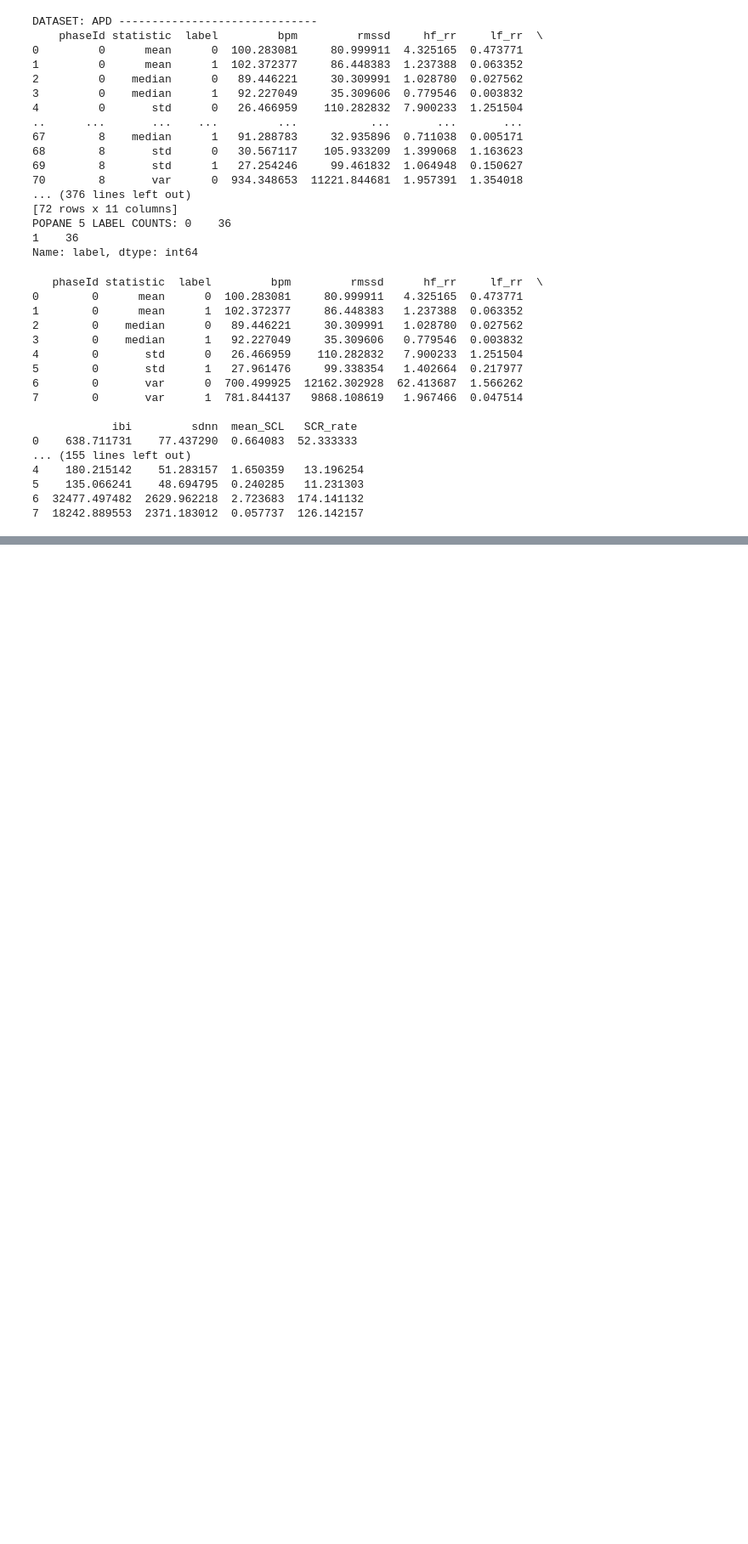
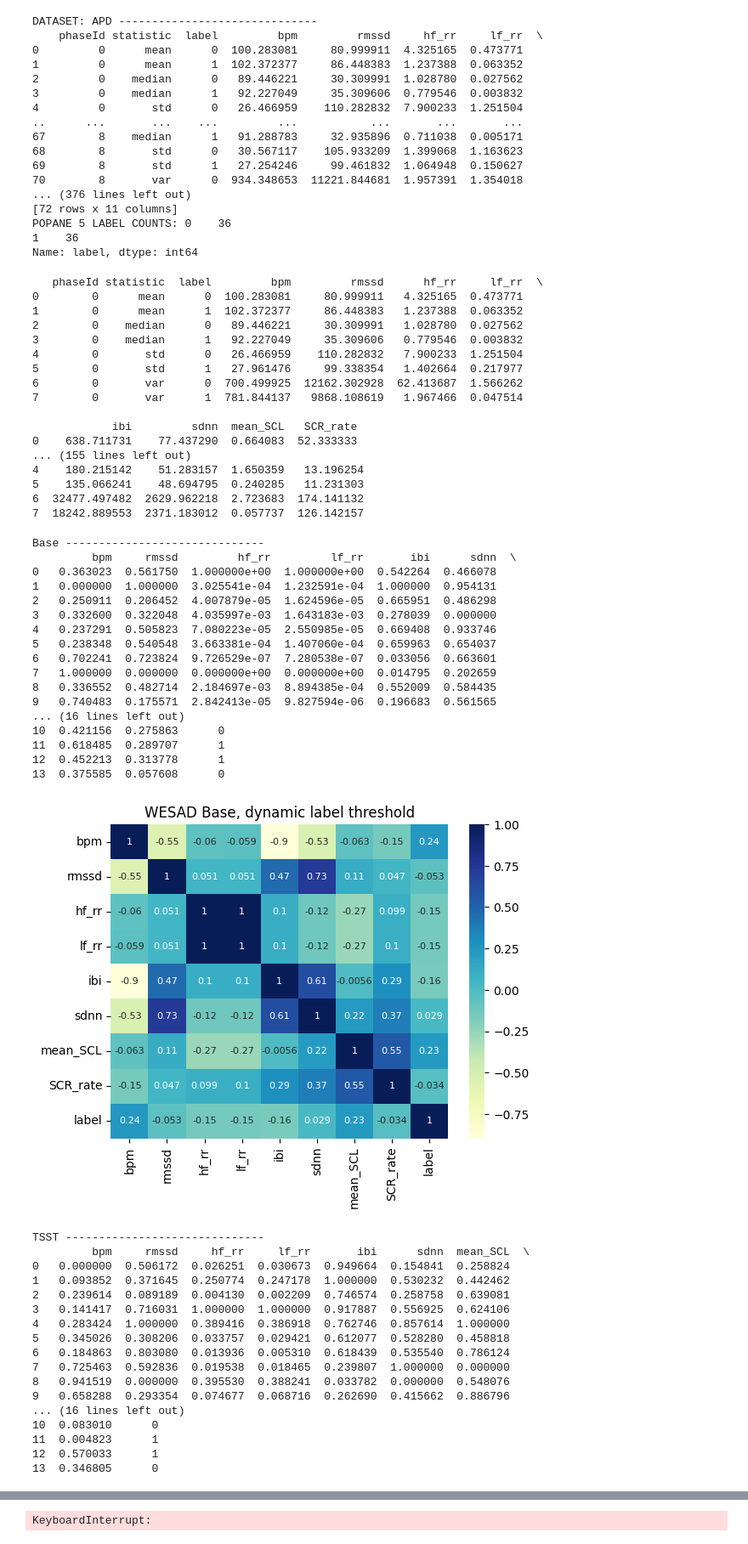
Before and after one commit to emilyxzhou/anxiety, a Jupyter notebook: notebooks/statistical_analysis/statistical_analysis.ipynb, the cells around one changed output, grey strips where cells are left out. Shown at 85% size. Drawn from its saved outputs; the diff is of its cells as text; code cells hidden in the pictures; blank space fills up the shorter version.

```diff
--- a/notebooks/statistical_analysis/statistical_analysis.ipynb
+++ b/notebooks/statistical_analysis/statistical_analysis.ipynb
@@ -423,53 +423,89 @@ importlib.reload(dt)
 importlib.reload(train)
 import seaborn as sb
 
-threshold = "fixed"
+threshold = "dynamic"
 
 
-phases = dr_a.Phases.PHASES_LIST
-apd_label_type = "Anxiety"
+# phases = dr_a.Phases.PHASES_LIST
+# apd_label_type = "Anxiety"
+
+# for i, phase in enumerate(phases):
+#     print(f"{phase} " + "-"*30)
+#     x, y = train.Train_APD.get_apd_data_ranking(metrics, [phase], verbose=False, anxiety_label_type=apd_label_type, threshold=threshold)
+#     x = pd.concat([x, y], axis=1)
+#     heat_map = sb.heatmap(x.loc[:, metrics + ["label"]].corr(), cmap="YlGnBu", annot=True, annot_kws={"fontsize":8})
+#     plt.title(f"APD {phase}, {threshold} label threshold")
+#     plt.show()
+
+
+phases = dr_w.Phases.PHASE_ORDER
+wesad_label_type = "stai"
 
 for i, phase in enumerate(phases):
     print(f"{phase} " + "-"*30)
-    x, y = train.Train_APD.get_apd_data_ranking(metrics, [phase], verbose=False, anxiety_label_type=apd_label_type, threshold=threshold)
+    x, y = train.Train_WESAD.get_wesad_data(metrics, [phase], verbose=False, label_type=wesad_label_type, normalize=True, threshold=threshold)
     x = pd.concat([x, y], axis=1)
     heat_map = sb.heatmap(x.loc[:, metrics + ["label"]].corr(), cmap="YlGnBu", annot=True, annot_kws={"fontsize":8})
-    plt.title(f"APD {phase}, {threshold} label threshold")
+    plt.title(f"WESAD {phase}, {threshold} label threshold")
     plt.show()
-
-
-# phases = dr_w.Phases.PHASE_ORDER
-# wesad_label_type = "stai"
-
-# for i, phase in enumerate(phases):
-#     print(f"{phase} " + "-"*30)
-#     x, y = train.Train_WESAD.get_wesad_data(metrics, [phase], verbose=False, label_type=wesad_label_type, normalize=True, threshold=threshold)
-#     x = pd.concat([x, y], axis=1)
-#     heat_map = sb.heatmap(x.loc[:, metrics + ["label"]].corr(), cmap="YlGnBu", annot=True, annot_kws={"fontsize":8})
-#     plt.title(f"WESAD {phase}, {threshold} label threshold")
-#     plt.show()
 
 # popane_studies = {
 #     "Study1": dr_p.Study1.ALL,
 #     "Study2": dr_p.Study2.ALL,
 #     "Study3": dr_p.Study3.ALL,
-#     "Study4": dr_p.Study4.ALL,
+#     # "Study4": dr_p.Study4.ALL,
 #     "Study5": dr_p.Study5.ALL,
-#     "Study6": dr_p.Study6.ALL,
-#     "Study7": dr_p.Study7.ALL
+#     # "Study6": dr_p.Study6.ALL,
+#     # "Study7": dr_p.Study7.ALL
 # }
 # popane_label_type = "affect"
 
 # for study in popane_studies.keys():
 #     phases = popane_studies[study]
 #     for i, phase in enumerate(phases):
 #         print(f"{phase} " + "-"*30)
 #         try:
 #             x, y = train.Train_POPANE.get_popane_data(study, metrics, [phase], verbose=False, label_type=popane_label_type, threshold=threshold)
 #         except Exception as e:
 #             print(f"Unable to load data for {study} {phase}")
 #             continue
 #         x = pd.concat([x, y], axis=1)
 #         heat_map = sb.heatmap(x.loc[:, metrics + ["label"]].corr(), cmap="YlGnBu", annot=True, annot_kws={"fontsize":8})
 #         plt.title(f"POPANE {study}, {phase}, {threshold} label threshold")
 #         plt.show()
+# %% [output]
+Base ------------------------------
+         bpm     rmssd         hf_rr         lf_rr       ibi      sdnn  \
+0   0.363023  0.561750  1.000000e+00  1.000000e+00  0.542264  0.466078
+1   0.000000  1.000000  3.025541e-04  1.232591e-04  1.000000  0.954131
+2   0.250911  0.206452  4.007879e-05  1.624596e-05  0.665951  0.486298
+3   0.332600  0.322048  4.035997e-03  1.643183e-03  0.278039  0.000000
+4   0.237291  0.505823  7.080223e-05  2.550985e-05  0.669408  0.933746
+5   0.238348  0.540548  3.663381e-04  1.407060e-04  0.659963  0.654037
+6   0.702241  0.723824  9.726529e-07  7.280538e-07  0.033056  0.663601
+7   1.000000  0.000000  0.000000e+00  0.000000e+00  0.014795  0.202659
+8   0.336552  0.482714  2.184697e-03  8.894385e-04  0.552009  0.584435
+9   0.740483  0.175571  2.842413e-05  9.827594e-06  0.196683  0.561565
+... (16 lines left out)
+10  0.421156  0.275863      0
+11  0.618485  0.289707      1
+12  0.452213  0.313778      1
+13  0.375585  0.057608      0
+[figure, added]
+TSST ------------------------------
+         bpm     rmssd     hf_rr     lf_rr       ibi      sdnn  mean_SCL  \
+0   0.000000  0.506172  0.026251  0.030673  0.949664  0.154841  0.258824
+1   0.093852  0.371645  0.250774  0.247178  1.000000  0.530232  0.442462
+2   0.239614  0.089189  0.004130  0.002209  0.746574  0.258758  0.639081
+3   0.141417  0.716031  1.000000  1.000000  0.917887  0.556925  0.624106
+4   0.283424  1.000000  0.389416  0.386918  0.762746  0.857614  1.000000
+5   0.345026  0.308206  0.033757  0.029421  0.612077  0.528280  0.458818
+6   0.184863  0.803080  0.013936  0.005310  0.618439  0.535540  0.786124
+7   0.725463  0.592836  0.019538  0.018465  0.239807  1.000000  0.000000
+8   0.941519  0.000000  0.395530  0.388241  0.033782  0.000000  0.548076
+9   0.658288  0.293354  0.074677  0.068716  0.262690  0.415662  0.886796
+... (16 lines left out)
+10  0.083010      0
+11  0.004823      1
+12  0.570033      1
+13  0.346805      0
@@ -475,0 +548 @@ for i, phase in enumerate(phases):
+KeyboardInterrupt:
```
Also changed, not shown: parts of 1 cell of this notebook, 8 other files.
